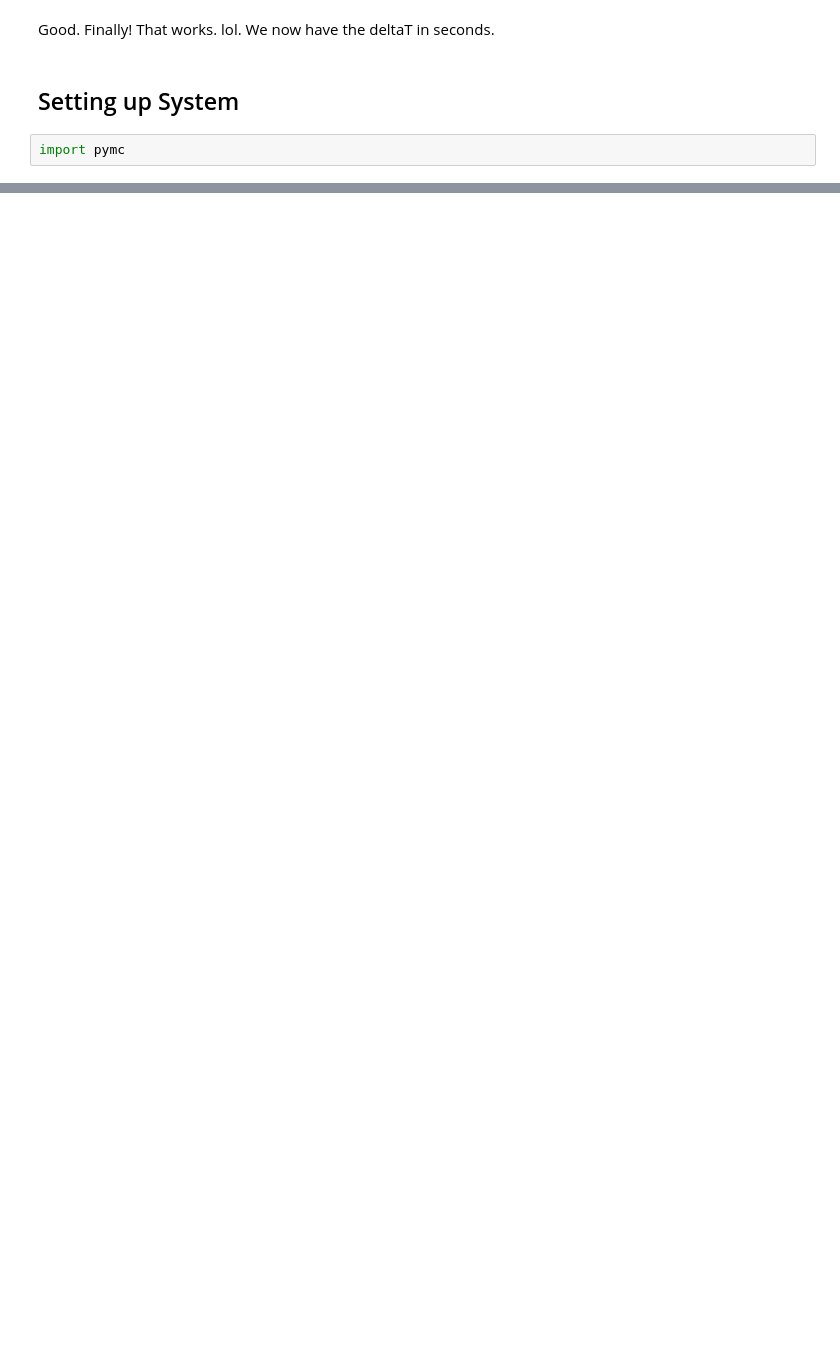
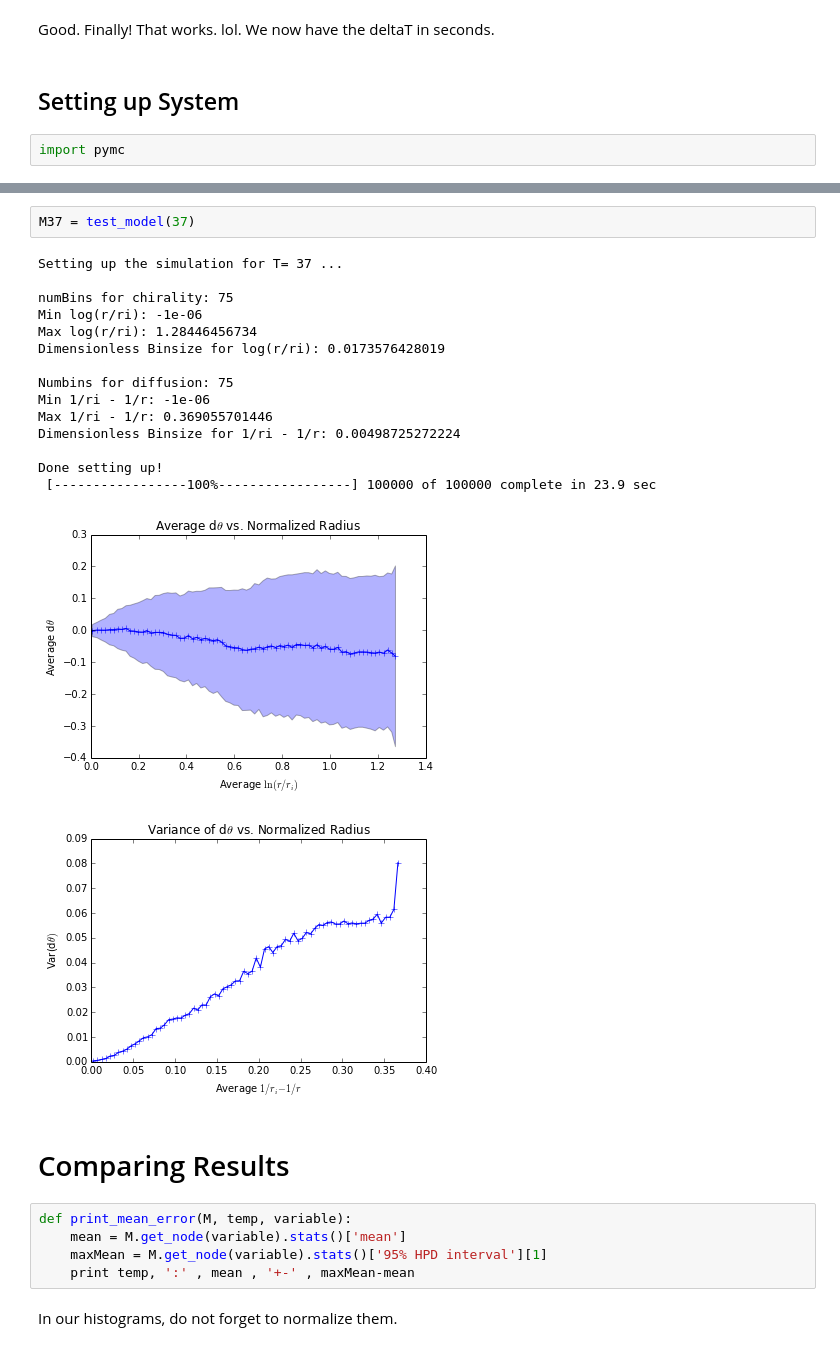
Before and after one commit to btweinstein/chirality_finder, a Jupyter notebook: Final_Diffusion_Analysis-2.ipynb, the cells around one changed output, grey strips where cells are left out. Drawn from its saved outputs; the diff is of its cells as text; blank space fills up the shorter version.

```diff
--- a/Final_Diffusion_Analysis-2.ipynb
+++ b/Final_Diffusion_Analysis-2.ipynb
@@ -590,0 +589,28 @@ Done setting up!
+# %%
+M37 = test_model(37)
+# %% [output]
+Setting up the simulation for T= 37 ...
+
+numBins for chirality: 75
+Min log(r/ri): -1e-06
+Max log(r/ri): 1.28446456734
+Dimensionless Binsize for log(r/ri): 0.0173576428019
+
+Numbins for diffusion: 75
+Min 1/ri - 1/r: -1e-06
+Max 1/ri - 1/r: 0.369055701446
+Dimensionless Binsize for 1/ri - 1/r: 0.00498725272224
+
+Done setting up!
+ [-----------------100%-----------------] 100000 of 100000 complete in 23.9 sec
+[figure, added]
+[figure, added]
+# %% [markdown]
+# Comparing Results
+# %%
+def print_mean_error(M, temp, variable):
+    mean = M.get_node(variable).stats()['mean']
+    maxMean = M.get_node(variable).stats()['95% HPD interval'][1]
+    print temp, ':' , mean , '+-' , maxMean-mean
+# %% [markdown]
+In our histograms, do not forget to normalize them.
```
Also changed, not shown: parts of 37 cells of this notebook, 6 other files.
